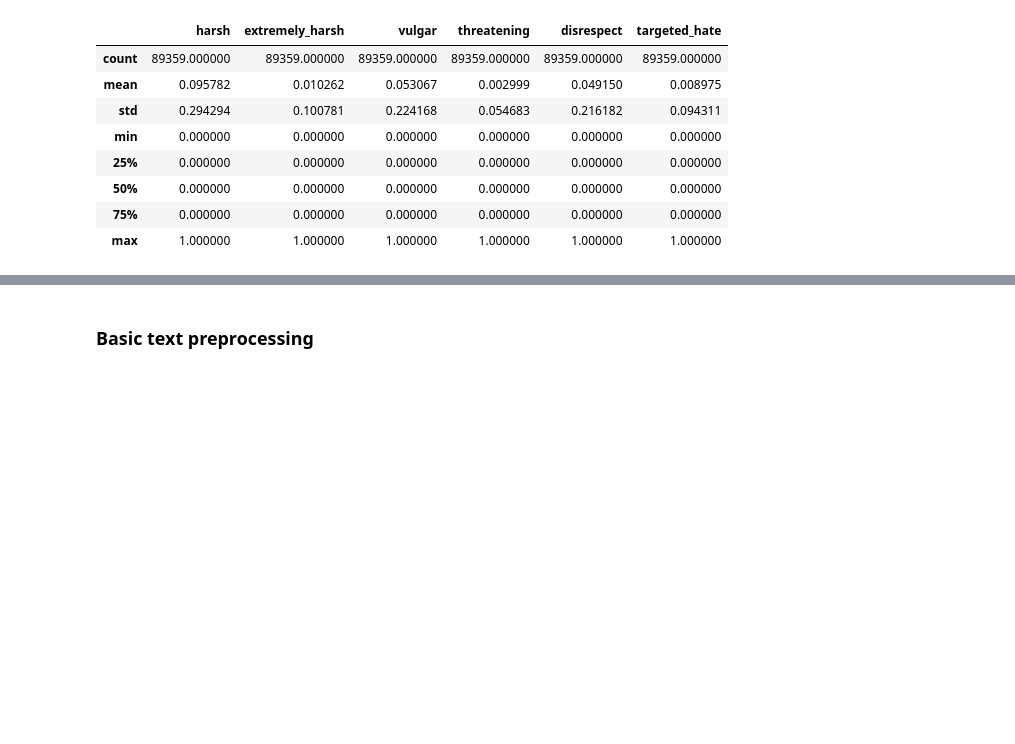
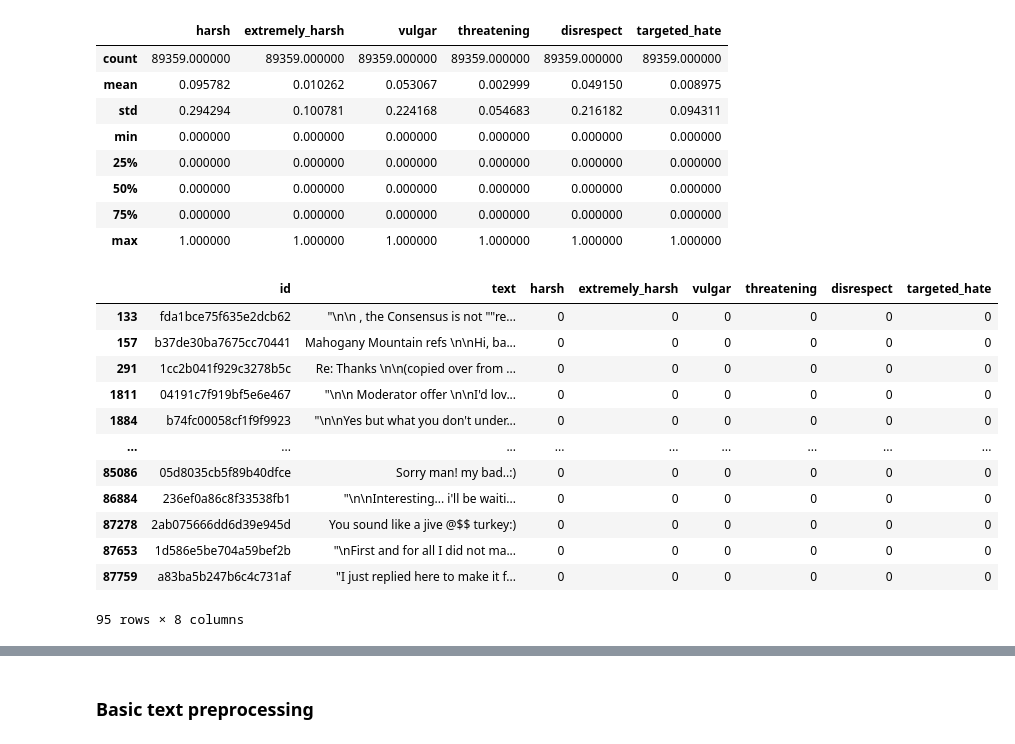
Before and after one commit to mayankchadha16/Why-so-Harsh, a Jupyter notebook: Clones.ipynb, the cells around one changed output, grey strips where cells are left out. Cells and saved outputs as stored; diff of their text form; code cells hidden in the pictures; blank space fills up the shorter version.

```diff
--- a/Clones.ipynb
+++ b/Clones.ipynb
@@ -80,3 +89,19 @@ df_train.describe()
 | 50% | 0.000000 | 0.000000 | 0.000000 | 0.000000 | 0.000000 | 0.000000 |
 | 75% | 0.000000 | 0.000000 | 0.000000 | 0.000000 | 0.000000 | 0.000000 |
 | max | 1.000000 | 1.000000 | 1.000000 | 1.000000 | 1.000000 | 1.000000 |
+# %%
+df_train.loc[df_train['text'].str.contains(':\)')]
+# %% [output]
+|  | id | text | harsh | extremely_harsh | vulgar | threatening | disrespect | targeted_hate |
+| 133 | fda1bce75f635e2dcb62 | "\n\n , the Consensus is not ""re... | 0 | 0 | 0 | 0 | 0 | 0 |
+| 157 | b37de30ba7675cc70441 | Mahogany Mountain refs \n\nHi, ba... | 0 | 0 | 0 | 0 | 0 | 0 |
+| 291 | 1cc2b041f929c3278b5c | Re: Thanks \n\n(copied over from ... | 0 | 0 | 0 | 0 | 0 | 0 |
+| 1811 | 04191c7f919bf5e6e467 | "\n\n Moderator offer \n\nI'd lov... | 0 | 0 | 0 | 0 | 0 | 0 |
+| 1884 | b74fc00058cf1f9f9923 | "\n\nYes but what you don't under... | 0 | 0 | 0 | 0 | 0 | 0 |
+| ... | ... | ... | ... | ... | ... | ... | ... | ... |
+| 85086 | 05d8035cb5f89b40dfce | Sorry man! my bad..:) | 0 | 0 | 0 | 0 | 0 | 0 |
+| 86884 | 236ef0a86c8f33538fb1 | "\n\nInteresting... i'll be waiti... | 0 | 0 | 0 | 0 | 0 | 0 |
+| 87278 | 2ab075666dd6d39e945d | You sound like a jive @$$ turkey:) | 0 | 0 | 0 | 0 | 0 | 0 |
+| 87653 | 1d586e5be704a59bef2b | "\nFirst and for all I did not ma... | 0 | 0 | 0 | 0 | 0 | 0 |
+| 87759 | a83ba5b247b6c4c731af | "I just replied here to make it f... | 0 | 0 | 0 | 0 | 0 | 0 |
+95 rows × 8 columns
```
Also changed, not shown: parts of 14 cells of this notebook.
